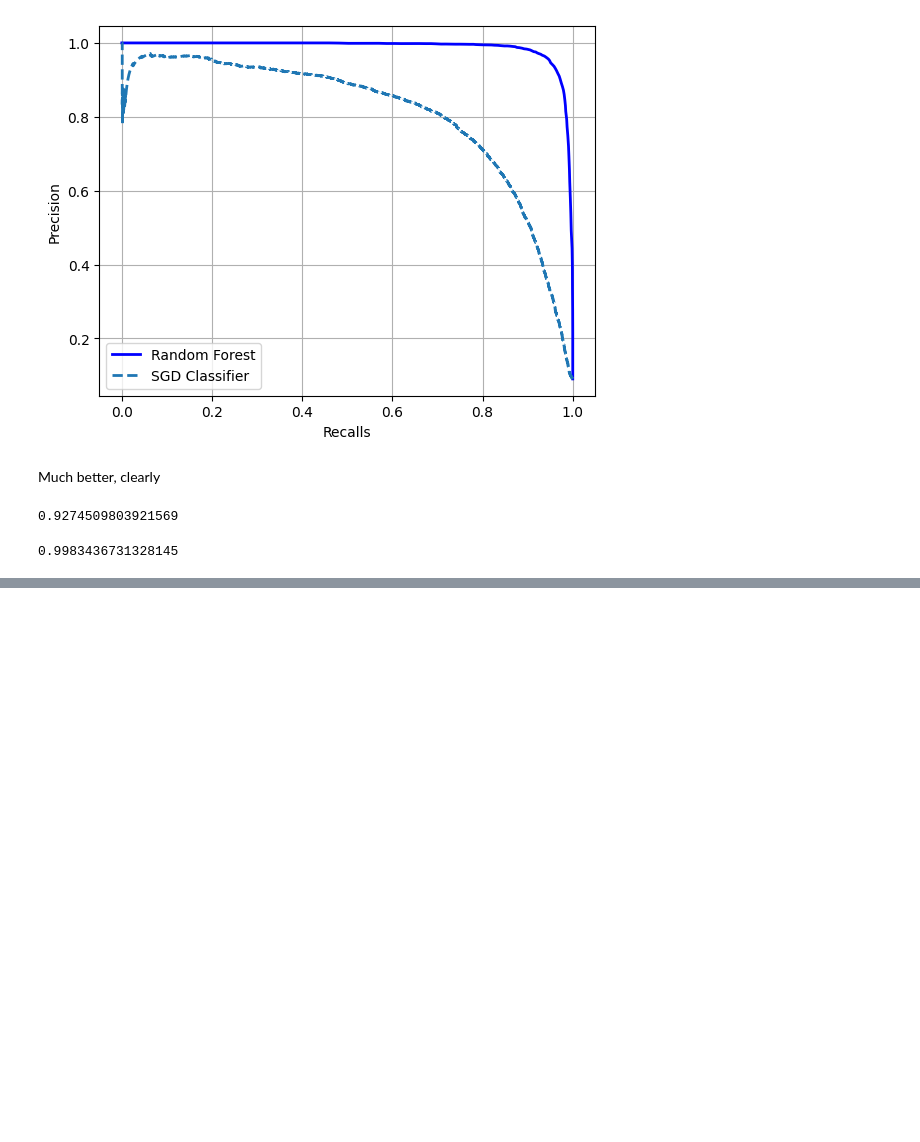
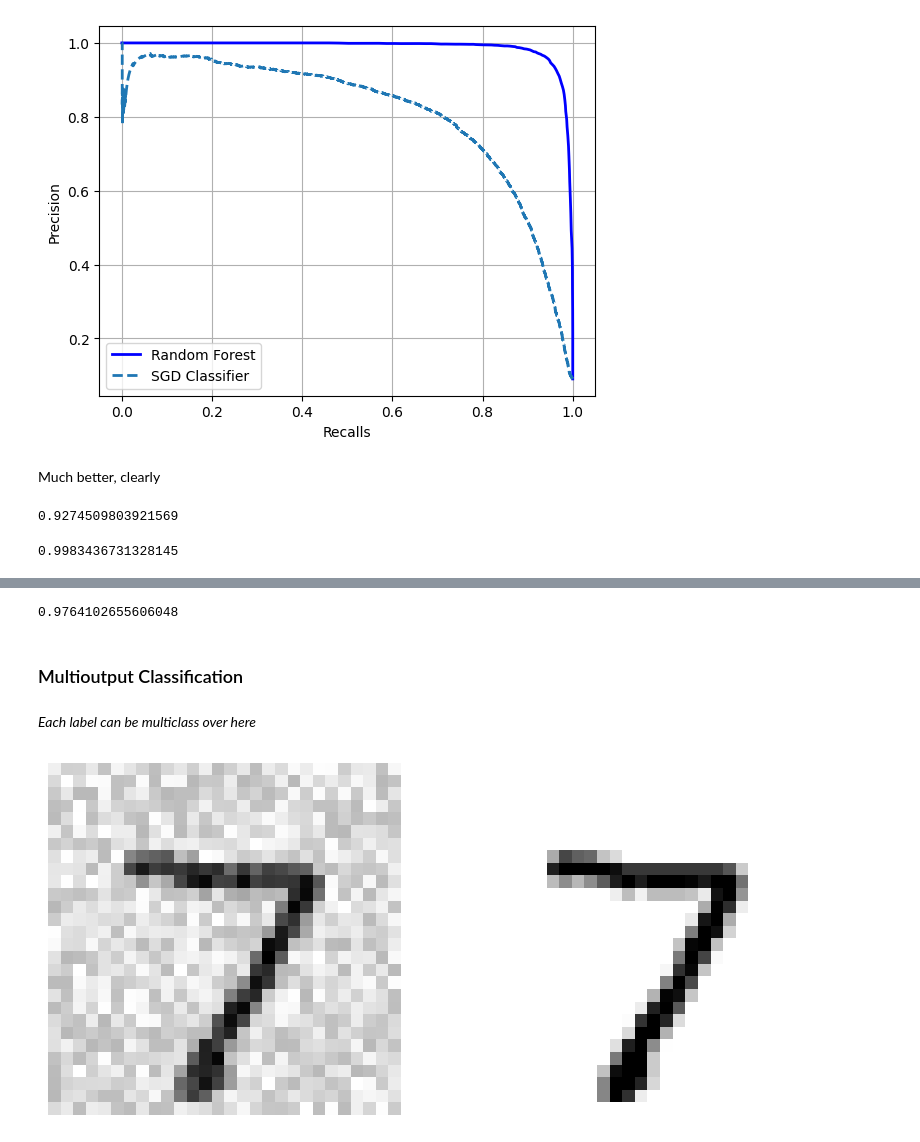
Before and after one commit to taif-ghazali/ML-models, a Jupyter notebook: Classic_MNIST.ipynb, the cells around one changed output, grey strips where cells are left out. Drawn from its saved outputs; the diff is of its cells as text; code cells hidden in the pictures; blank space fills up the shorter version.

```diff
--- a/Classic_MNIST.ipynb
+++ b/Classic_MNIST.ipynb
@@ -40,9 +40,9 @@ y.shape
 # %%
 import matplotlib.pyplot as plt
 
-def plot_digit(image_data):
+def plot_digit(image_data, cmap= "binary"):
     image= image_data.reshape(28,28)
-    plt.imshow(image, cmap= "binary")
+    plt.imshow(image, cmap= cmap)
     plt.axis("off")
 
 some_digit= X[0]
@@ -354,0 +482,29 @@ roc_auc_score(y_train_5, y_scores_forest)
+# %%
+y_train_knn_pred= cross_val_predict(knn_clf, X_train, y_multilabel, cv=3)
+f1_score(y_multilabel, y_train_knn_pred, average= "macro")
+# %% [output]
+0.9764102655606048
+# %% [markdown]
+### Multioutput Classification
+# %% [markdown]
+*Each label can be multiclass over here*
+# %%
+np.random.seed(42)
+
+noise= np.random.randint(0,100, (len(X_train), 784))
+X_train_mod= X_train + noise
+noise= np.random.randint(0,100, (len(X_test), 784))
+X_test_mod = X_test+ noise
+# %%
+y_train_mod = X_train
+y_test_mod = X_test
+# %%
+fig, axes= plt.subplots(1,2, figsize= (10,6))
+
+plt.sca(axes[0])
+plot_digit(X_test_mod[0])
+
+plt.sca(axes[1])
+plot_digit(y_test_mod[0])
+# %% [output]
+[figure, added]
```
Also changed, not shown: parts of 33 cells of this notebook.
